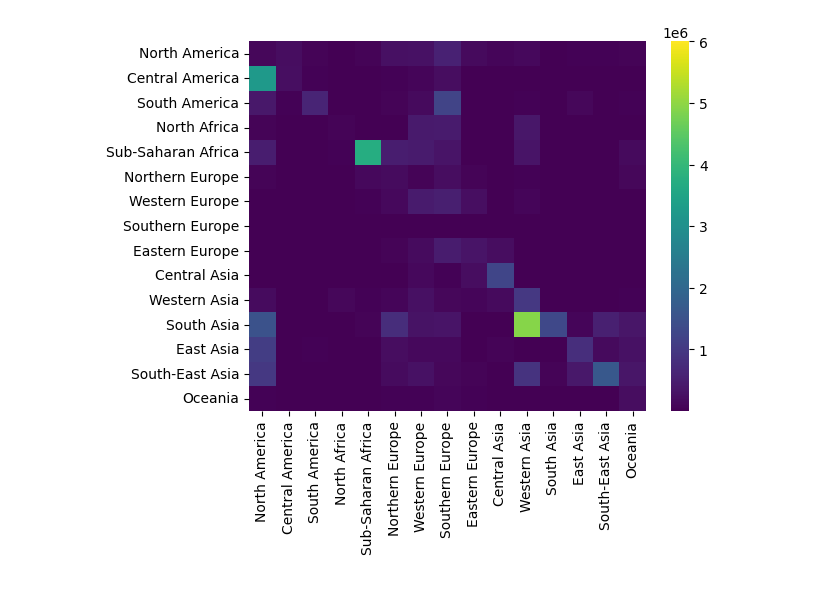
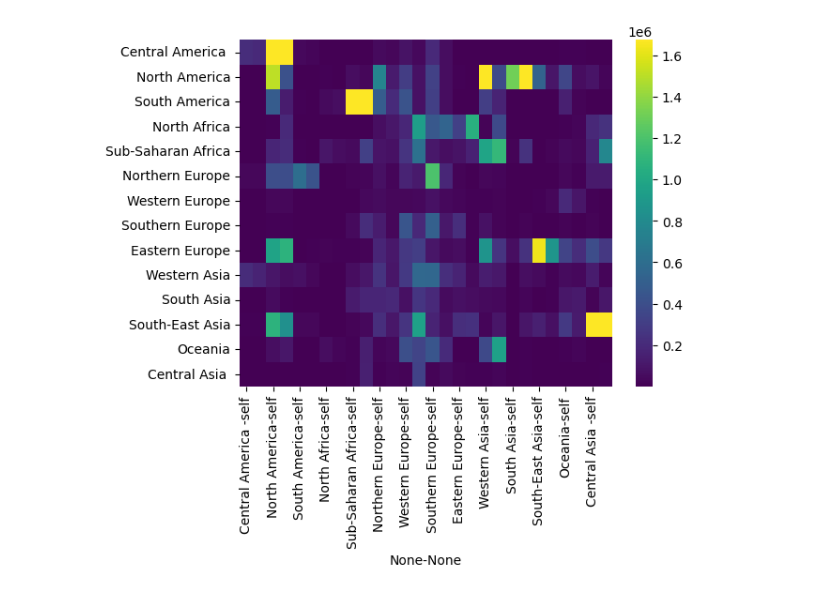
Before and after one commit to yassprogramme/Stat-App, a Jupyter notebook: codes/EDA.ipynb, the cells around one changed output. Saved outputs shown, nothing was run; the diff lists cells and outputs as text; code cells hidden in the pictures.

```diff
--- a/codes/EDA.ipynb
+++ b/codes/EDA.ipynb
@@ -43,0 +10,20 @@ df1
+# %%
+#os.chdir('/Stat-App/DATA')
+df_90_95 = pd.read_csv('https://raw.githubusercontent.com/AugustinCablant/Stat-App/enzo/DATA/from_countries_to_region/regions_90_95')
+df_95_00 = pd.read_csv('https://raw.githubusercontent.com/AugustinCablant/Stat-App/enzo/DATA/from_countries_to_region/regions_95_00')
+df_00_05 = pd.read_csv('https://raw.githubusercontent.com/AugustinCablant/Stat-App/enzo/DATA/from_countries_to_region/regions_00_05')
+df_05_10 = pd.read_csv('https://raw.githubusercontent.com/AugustinCablant/Stat-App/enzo/DATA/from_countries_to_region/regions_05_10')
+columns = ['Central America ', 'North America', 'South America', 'North Africa', 'Sub-Saharan Africa', 'Northern Europe', 'Western Europe',
+               'Southern Europe', 'Eastern Europe', 'Western Asia', 'South Asia', 'South-East Asia', 'Oceania', 'Central Asia ']
+df_90_95.index = columns
+df_90_95 = df_90_95[columns]
+df_95_00.index = columns
+df_95_00 = df_95_00[columns]
+df_00_05.index = columns
+df_00_05 = df_00_05[columns]
+df_05_10.index = columns
+df_05_10 = df_05_10[columns]
+df=df_05_10.compare(df_90_95)
+df.index=columns
+df = df[columns]
+df.head()
@@ -44,5 +39,5 @@ df1
 # %%
-sns.heatmap(df1, cmap="viridis", vmin=1, vmax=6e6, robust = True)
+sns.heatmap(df, cmap="viridis", robust = True)
 plt.show()
 # %% [output]
-[figure, old version]
+[figure, new version]
```
Also changed, not shown: parts of 35 cells of this notebook.
